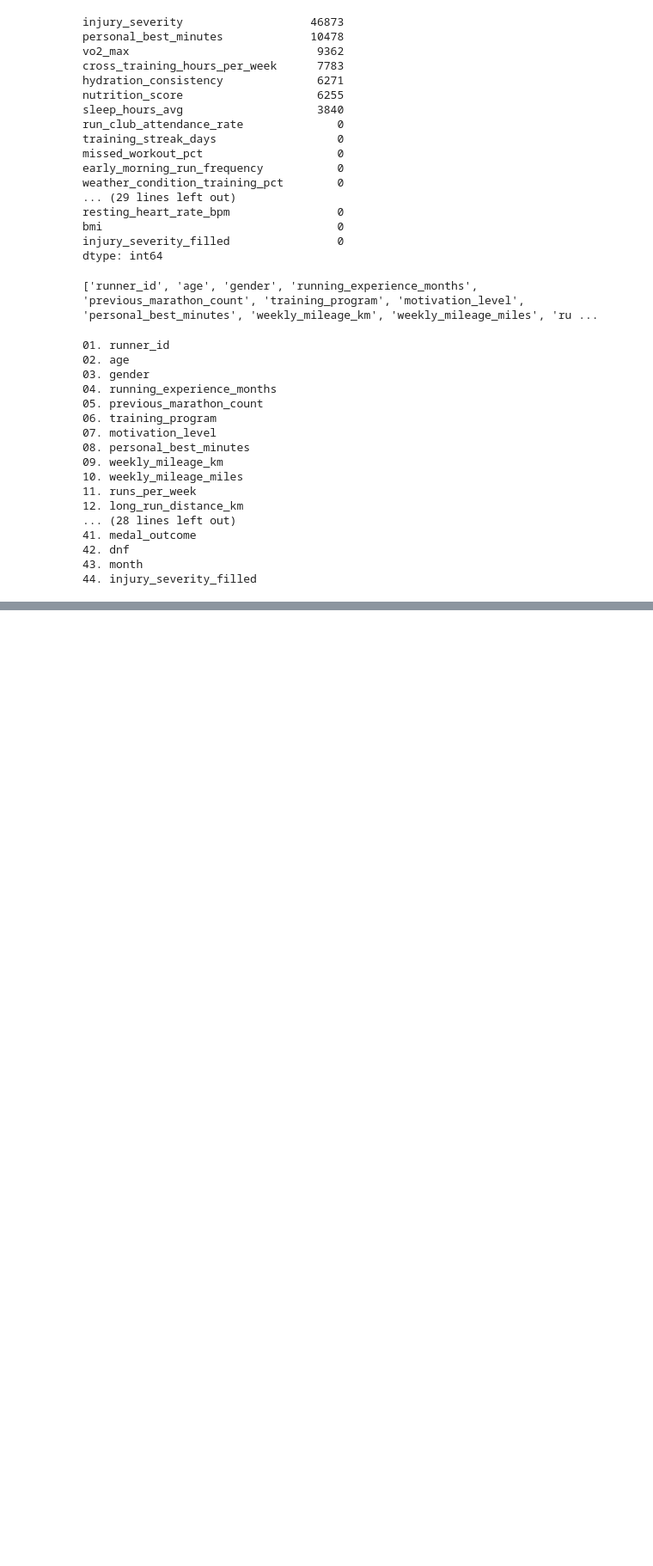
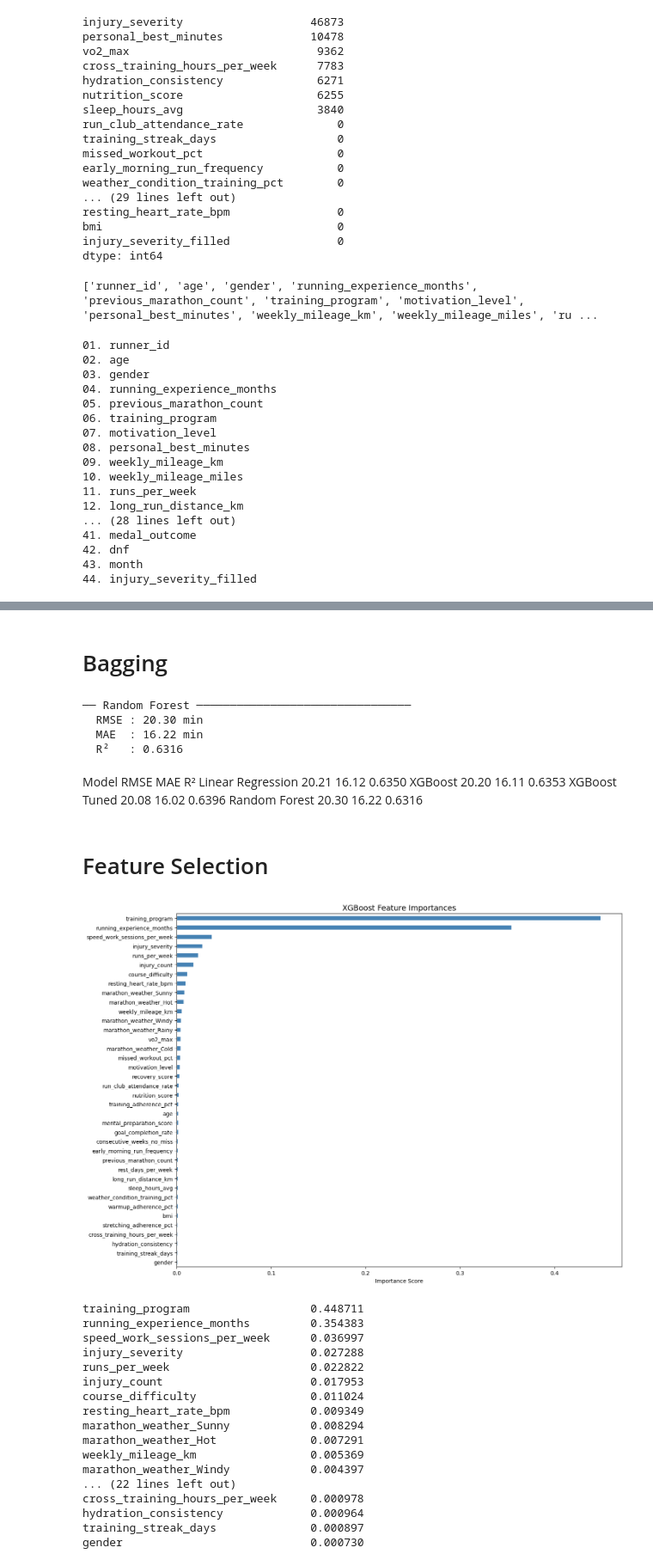
Before and after one commit to francescosias/MarathonIQ, a Jupyter notebook: Notebook/MarathonIQ_FS.ipynb, the cells around one changed output, grey strips where cells are left out. Shown at 86% size. Saved outputs shown, nothing was run; the diff lists cells and outputs as text; code cells hidden in the pictures; blank space fills up the shorter version.

```diff
--- a/Notebook/MarathonIQ_FS.ipynb
+++ b/Notebook/MarathonIQ_FS.ipynb
@@ -487,0 +684,78 @@ df = train_clean.copy()
+# %% [markdown]
+# Bagging
+# %%
+from sklearn.ensemble import RandomForestRegressor
+
+model_rf = RandomForestRegressor(
+    n_estimators=500,
+    max_depth=None,
+    min_samples_split=2,
+    min_samples_leaf=1,
+    random_state=42,
+    n_jobs=-1
+)
+
+model_rf.fit(X_train_scaled, y_train)
+
+y_pred_rf = model_rf.predict(X_test_scaled)
+
+rmse = np.sqrt(mean_squared_error(y_test, y_pred_rf))
+mae  = mean_absolute_error(y_test, y_pred_rf)
+r2   = r2_score(y_test, y_pred_rf)
+
+print("── Random Forest ────────────────────────────────")
+print(f"  RMSE : {rmse:.2f} min")
+print(f"  MAE  : {mae:.2f} min")
+print(f"  R²   : {r2:.4f}")
+# %% [output]
+── Random Forest ────────────────────────────────
+  RMSE : 20.30 min
+  MAE  : 16.22 min
+  R²   : 0.6316
+# %% [markdown]
+Model              RMSE     MAE      R²
+Linear Regression  20.21    16.12    0.6350
+XGBoost            20.20    16.11    0.6353
+XGBoost Tuned      20.08    16.02    0.6396
+Random Forest      20.30    16.22    0.6316
+# %% [markdown]
+# Feature Selection
+# %%
+import pandas as pd
+import matplotlib.pyplot as plt
+
+# Get feature importances from tuned XGBoost
+importances = pd.Series(
+    search.best_estimator_.feature_importances_,
+    index=X.columns
+).sort_values(ascending=False)
+
+# Plot
+fig, ax = plt.subplots(figsize=(14, 10))
+importances.plot(kind='barh', ax=ax, color='steelblue', edgecolor='white')
+ax.invert_yaxis()
+ax.set_title('XGBoost Feature Importances', fontsize=14)
+ax.set_xlabel('Importance Score')
+plt.tight_layout()
+plt.show()
+
+print(importances.to_string())
+# %% [output]
+[figure, added]
+training_program                  0.448711
+running_experience_months         0.354383
+speed_work_sessions_per_week      0.036997
+injury_severity                   0.027288
+runs_per_week                     0.022822
+injury_count                      0.017953
+course_difficulty                 0.011024
+resting_heart_rate_bpm            0.009349
+marathon_weather_Sunny            0.008294
+marathon_weather_Hot              0.007291
+weekly_mileage_km                 0.005369
+marathon_weather_Windy            0.004397
+... (22 lines left out)
+cross_training_hours_per_week     0.000978
+hydration_consistency             0.000964
+training_streak_days              0.000897
+gender                            0.000730
```
Also changed, not shown: parts of 22 cells of this notebook.
